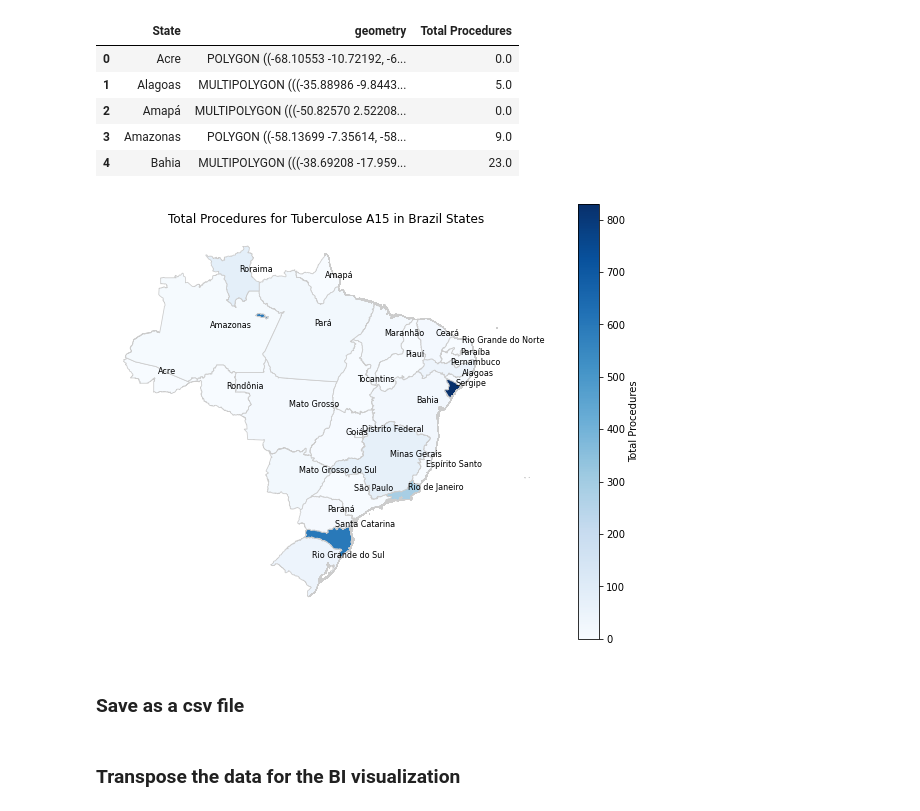
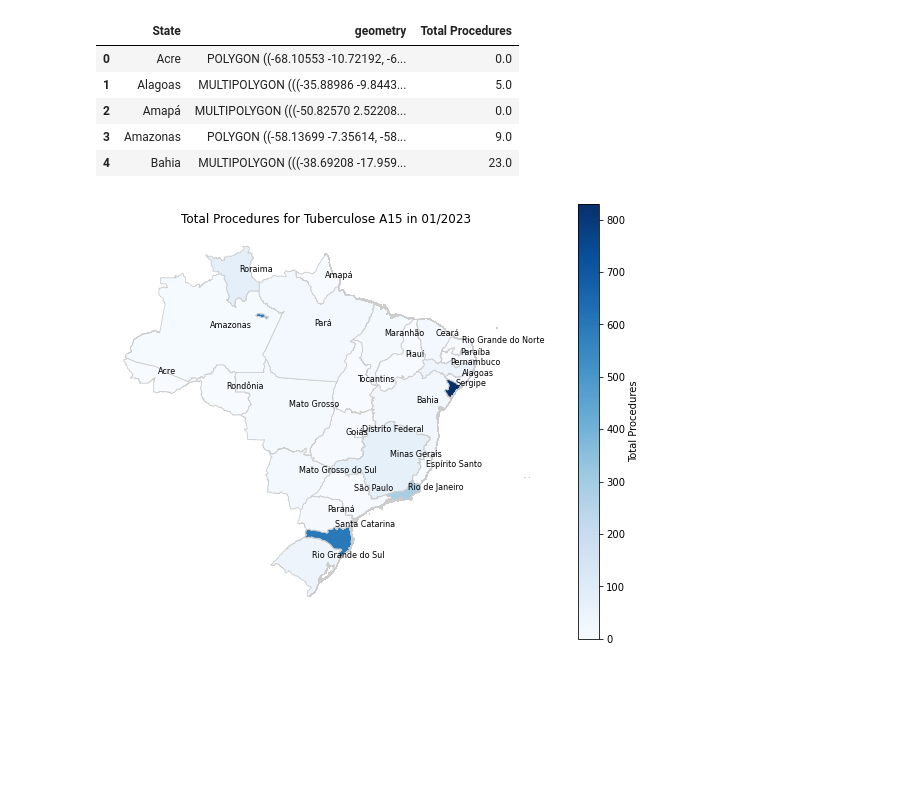
Before and after one commit to diegomattos1408/DataSUS-EDA-Python, a Jupyter notebook: tuberculose_012023.ipynb, the cells around one changed output. Drawn from its saved outputs; the diff is of its cells as text; code cells hidden in the pictures; blank space fills up the shorter version.

```diff
--- a/tuberculose_012023.ipynb
+++ b/tuberculose_012023.ipynb
@@ -280,7 +270,7 @@ filtered_df_drop_Total.head()
 ### Sorting by the Total column
 # %%
 filtered_df_drop_Total = filtered_df_drop_Total.sort_values(by='Total', ascending=False)
-
+filtered_df_drop_Total = filtered_df_drop_Total.drop("Total", axis=1)
 filtered_df_drop_Total.head()
 # %% [output]
 |  | Code | Description | Acre | Alagoas | Amazonas | Amapá | Bahia | Ceará | Distrito Federal | ... |
@@ -397,35 +393,33 @@ for column in merged_df.columns:
 
         # Create a scalar mappable to apply colormap to the map
         sm = ScalarMappable(cmap='Blues', norm=norm)
         sm.set_array([])  # dummy array for the scalar mappable
 
         # Plot the map with the colored regions
         fig, ax = plt.subplots(1, 1, figsize=(10, 8))
         merged_df.plot(column=column, cmap='Blues', linewidth=0.8, ax=ax, edgecolor='0.8')
-        ax.set_title(f'{column} for Tuberculose A15 in Brazil States')
+        ax.set_title(f'{column} for Tuberculose A15 in 01/2023')
         ax.set_axis_off()
 
         # Loop through the rows of the DataFrame to annotate state abbreviations
         for idx, row in merged_df.iterrows():
             state_abbr = row['State']
             state_geometry = row['geometry']
 
             # Get the centroid of the state geometry
             centroid = state_geometry.centroid
 
             # Annotate the abbreviation at the centroid
             ax.annotate(text=state_abbr, xy=(centroid.x, centroid.y), xytext=(3, 3),
                         textcoords="offset points", color='black', fontsize=8)
 
 
         # Create colorbar
         cbar = fig.colorbar(sm, ax=ax)
         cbar.set_label(column)
 
         # Save or show the map
-        plt.savefig(f'{column}_map.png')  # Save the figure as an image
+        plt.savefig(f'{column}_012023_map.png')  # Save the figure as an image
         plt.show()  # Display the figure
 # %% [output]
-[figure, old version]
+[figure, new version]
-# %% [markdown]
-### Save as a csv file
@@ -434,2 +425,0 @@ max_value_state.to_csv('csv/max_states_tuber.csv', index=False)
-# %% [markdown]
-### Transpose the data for the BI visualization
```
Also changed, not shown: parts of 10 cells of this notebook, 4 other files.
